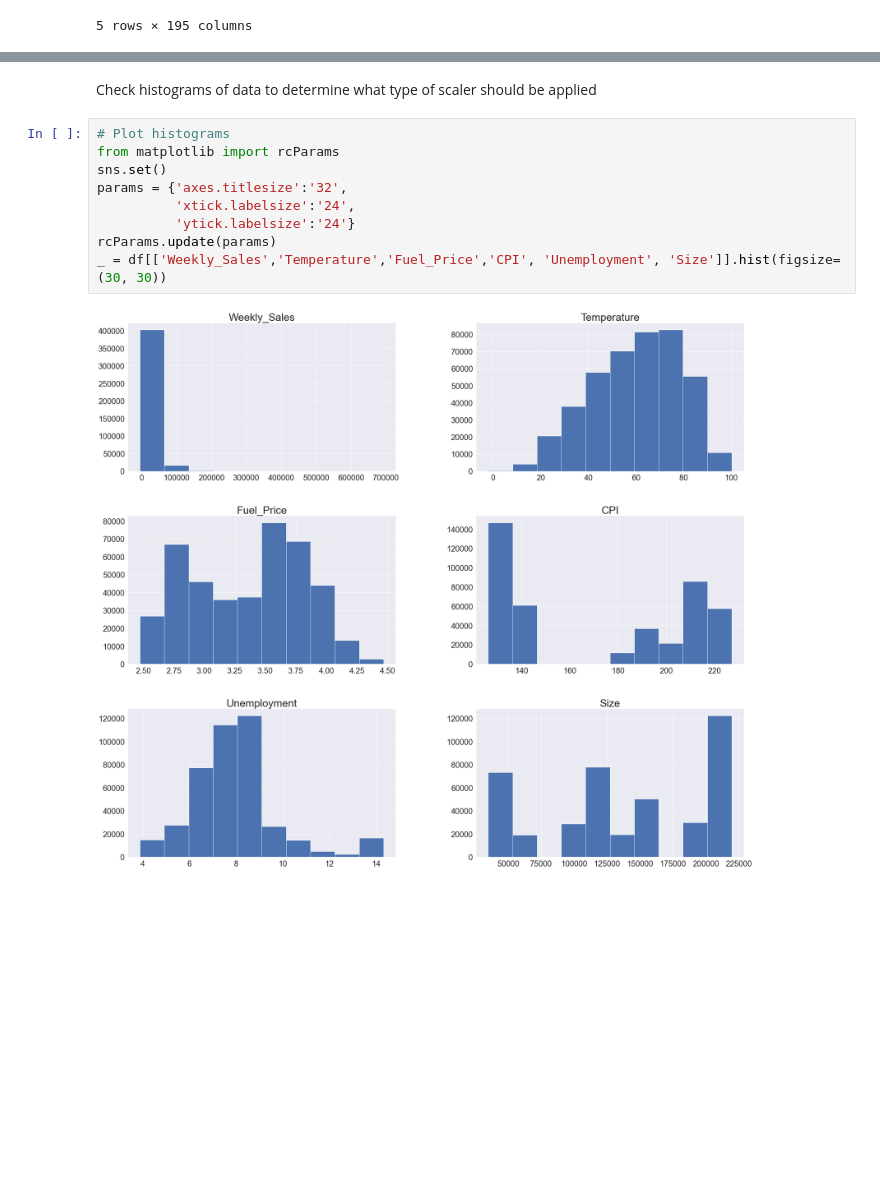
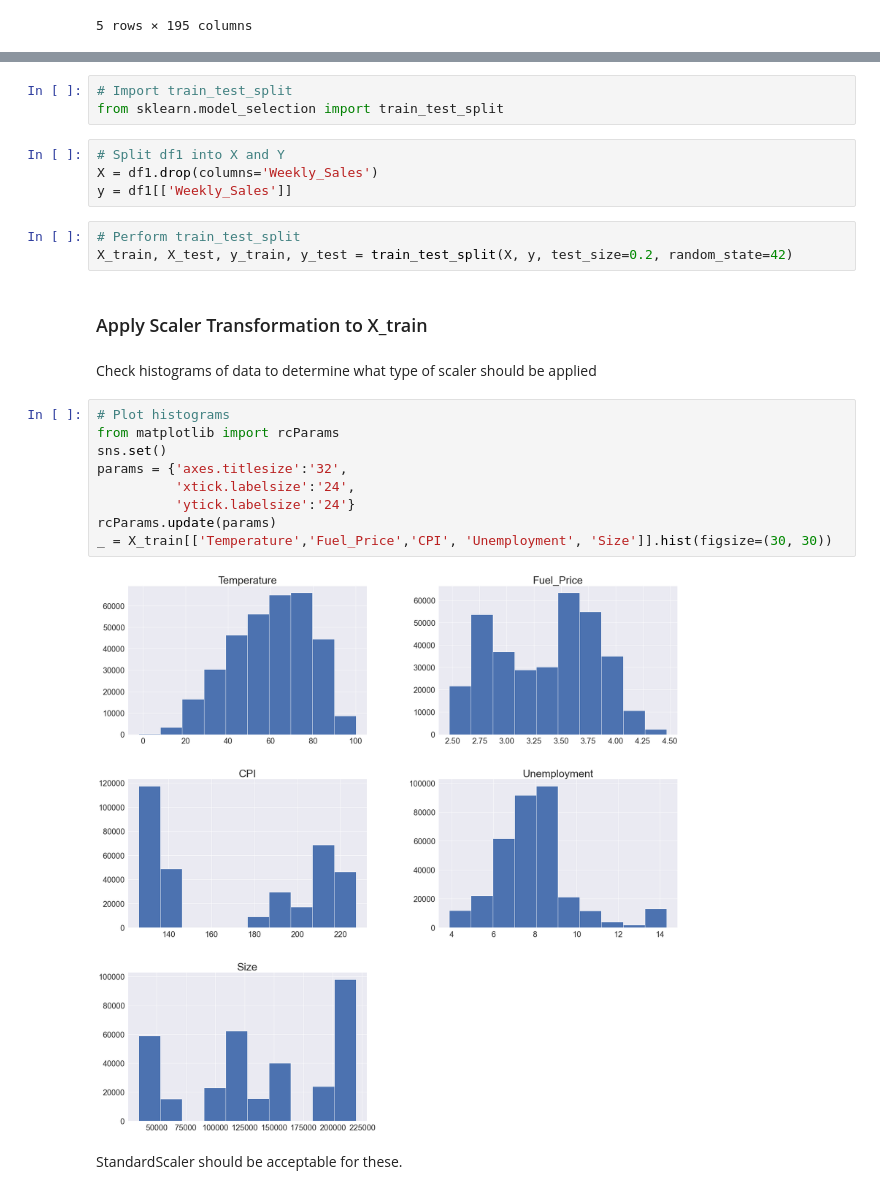
Before and after one commit to Dylan-C-Neal/capstone1-retail_forecasting, a Jupyter notebook: notebooks/C1S3-Pre-processing.ipynb, the cells around one changed output, grey strips where cells are left out. Drawn from its saved outputs; the diff is of its cells as text; blank space fills up the shorter version.

```diff
--- a/notebooks/C1S3-Pre-processing.ipynb
+++ b/notebooks/C1S3-Pre-processing.ipynb
@@ -113,13 +113,27 @@ We want to perform a test train split prior to scaling the data to prevent data
+# %%
+# Import train_test_split
+from sklearn.model_selection import train_test_split
+# %%
+# Split df1 into X and Y
+X = df1.drop(columns='Weekly_Sales')
+y = df1[['Weekly_Sales']]
+# %%
+# Perform train_test_split
+X_train, X_test, y_train, y_test = train_test_split(X, y, test_size=0.2, random_state=42)
+# %% [markdown]
+### Apply Scaler Transformation to X_train
 # %% [markdown]
 Check histograms of data to determine what type of scaler should be applied
 # %%
 # Plot histograms
 from matplotlib import rcParams
 sns.set()
 params = {'axes.titlesize':'32',
           'xtick.labelsize':'24',
           'ytick.labelsize':'24'}
 rcParams.update(params)
-_ = df[['Weekly_Sales','Temperature','Fuel_Price','CPI', 'Unemployment', 'Size']].hist(figsize=(30, 30))
+_ = X_train[['Temperature','Fuel_Price','CPI', 'Unemployment', 'Size']].hist(figsize=(30, 30))
 # %% [output]
-[figure, old version]
+[figure, new version]
+# %% [markdown]
+StandardScaler should be acceptable for these.
```
Also changed, not shown: parts of 6 cells of this notebook.
